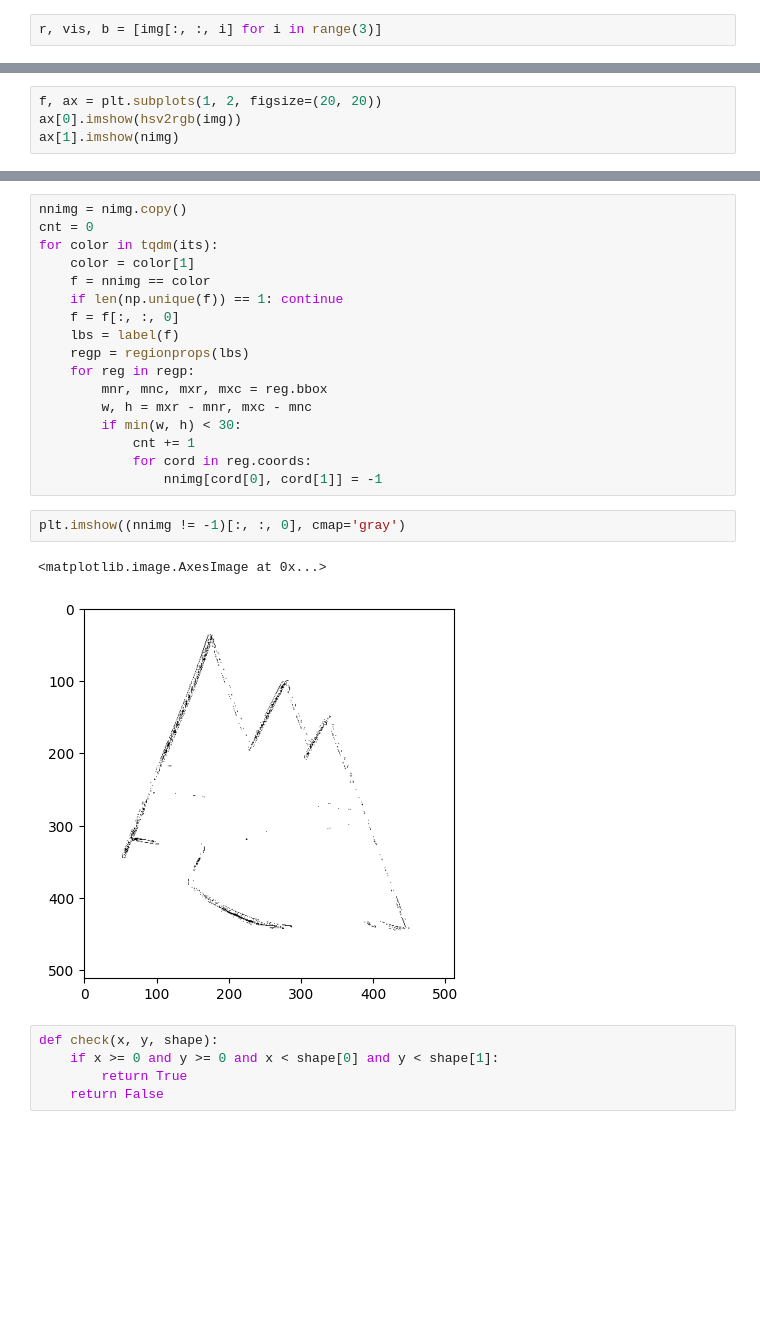
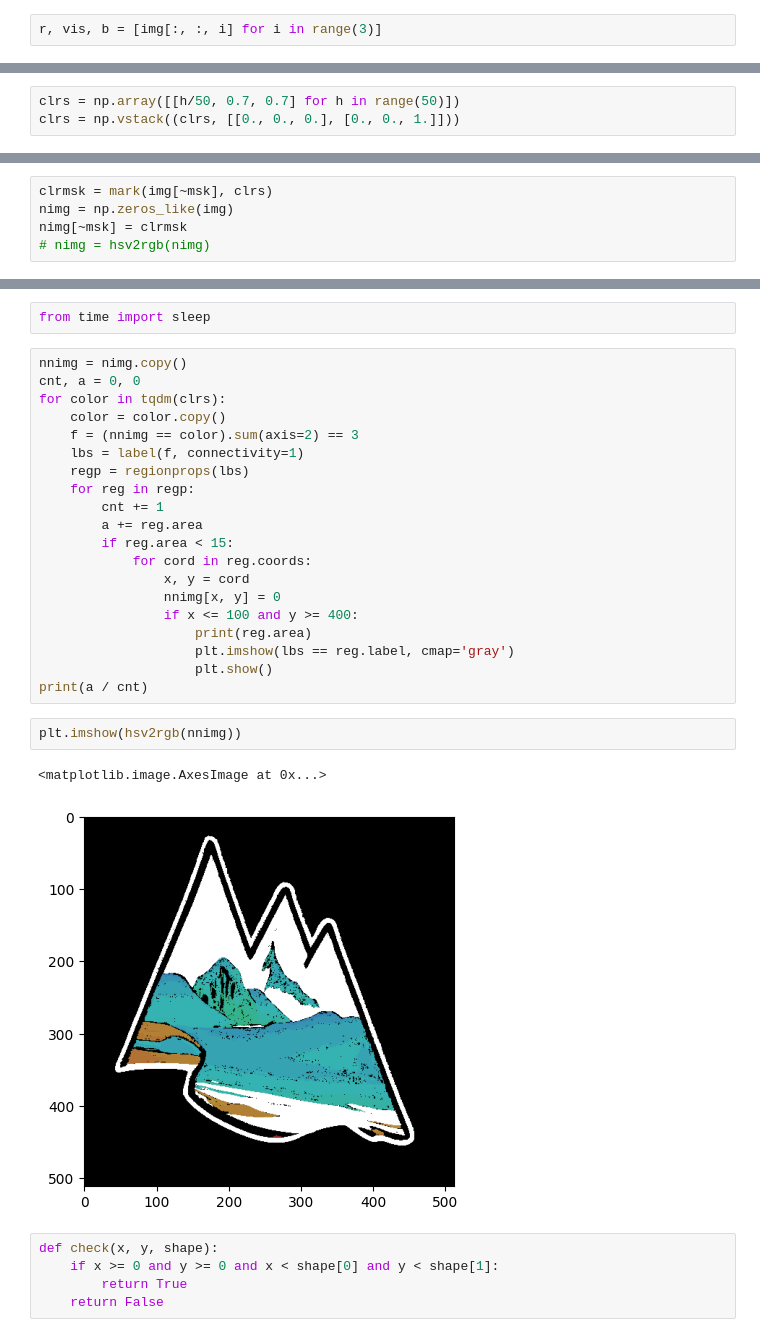
Before and after one commit to olegg366/Artist, a Jupyter notebook: convert.ipynb, the cells around one changed output, grey strips where cells are left out. Saved outputs shown, nothing was run; the diff lists cells and outputs as text; blank space fills up the shorter version.

```diff
--- a/convert.ipynb
+++ b/convert.ipynb
@@ -79,2 +38,5 @@ for clr in CSS4_COLORS.keys():
+# %%
+clrs = np.array([[h/50, 0.7, 0.7] for h in range(50)])
+clrs = np.vstack((clrs, [[0., 0., 0.], [0., 0., 1.]]))
 # %%
 @nb.njit
@@ -109,4 +50,0 @@ def mark(img, its):
-# %%
-f, ax = plt.subplots(1, 2, figsize=(20, 20))
-ax[0].imshow(hsv2rgb(img))
-ax[1].imshow(nimg)
@@ -115,0 +51,5 @@ ax[1].imshow(nimg)
+# %%
+clrmsk = mark(img[~msk], clrs)
+nimg = np.zeros_like(img)
+nimg[~msk] = clrmsk
+# nimg = hsv2rgb(nimg)
@@ -116,25 +61,30 @@ ax[1].imshow(nimg)
+# %%
+from time import sleep
 # %%
 nnimg = nimg.copy()
-cnt = 0
-for color in tqdm(its):
-    color = color[1]
-    f = nnimg == color
-    if len(np.unique(f)) == 1: continue
-    f = f[:, :, 0]
-    lbs = label(f)
+cnt, a = 0, 0
+for color in tqdm(clrs):
+    color = color.copy()
+    f = (nnimg == color).sum(axis=2) == 3
+    lbs = label(f, connectivity=1)
     regp = regionprops(lbs)
     for reg in regp:
-        mnr, mnc, mxr, mxc = reg.bbox
-        w, h = mxr - mnr, mxc - mnc
-        if min(w, h) < 30:
-            cnt += 1
+        cnt += 1
+        a += reg.area
+        if reg.area < 15:
             for cord in reg.coords:
-                nnimg[cord[0], cord[1]] = -1
+                x, y = cord
+                nnimg[x, y] = 0
+                if x <= 100 and y >= 400:
+                    print(reg.area)
+                    plt.imshow(lbs == reg.label, cmap='gray')
+                    plt.show()
+print(a / cnt)
 # %%
-plt.imshow((nnimg != -1)[:, :, 0], cmap='gray')
+plt.imshow(hsv2rgb(nnimg))
 # %% [output]
 <matplotlib.image.AxesImage at 0x...>
-[figure, old version]
+[figure, new version]
 # %%
 def check(x, y, shape):
     if x >= 0 and y >= 0 and x < shape[0] and y < shape[1]:
```
Also changed, not shown: parts of 12 cells of this notebook.
